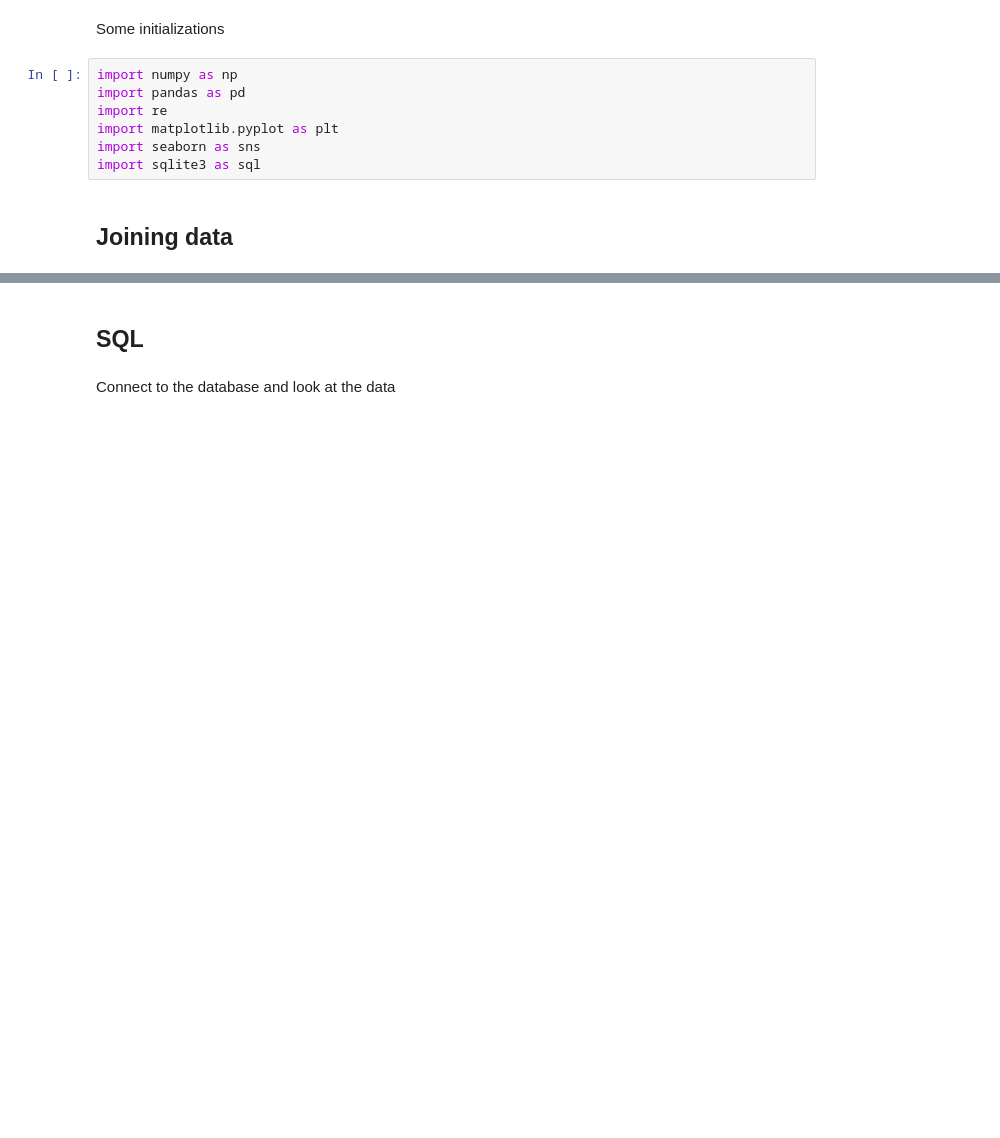
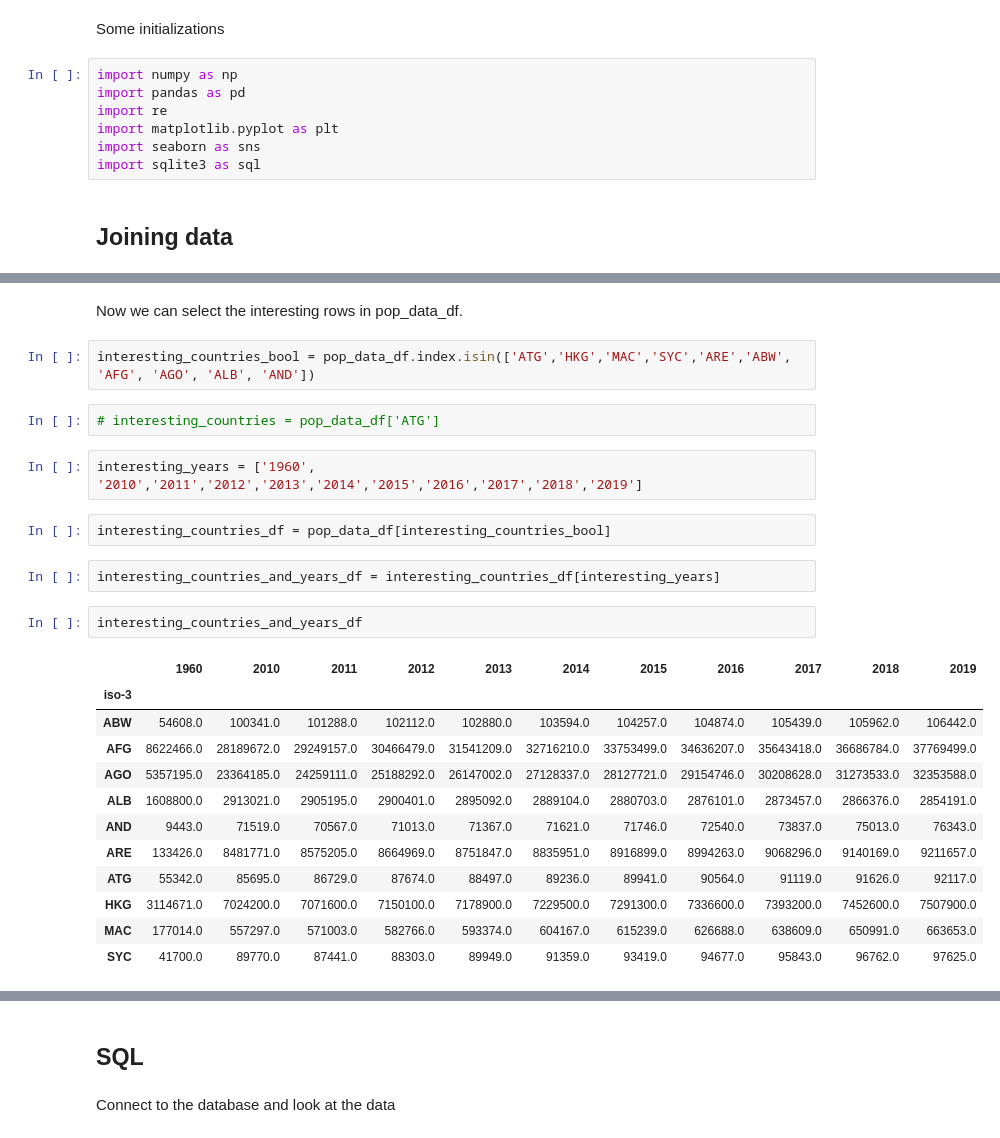
Before and after one commit to totatorbj/su-mt4007, a Jupyter notebook: HW4/HW4_investigation.ipynb, the cells around one changed output, grey strips where cells are left out. Saved outputs shown, nothing was run; the diff lists cells and outputs as text; blank space fills up the shorter version.

Commit message:
HW4, started with first task
read files, partly cleaned data

```diff
--- a/HW4/HW4_investigation.ipynb
+++ b/HW4/HW4_investigation.ipynb
@@ -15,0 +148,27 @@ import sqlite3 as sql
+# %% [markdown]
+Now we can select the interesting rows in pop_data_df.
+# %%
+interesting_countries_bool = pop_data_df.index.isin(['ATG','HKG','MAC','SYC','ARE','ABW', 'AFG', 'AGO', 'ALB', 'AND'])
+# %%
+# interesting_countries = pop_data_df['ATG']
+# %%
+interesting_years = ['1960', '2010','2011','2012','2013','2014','2015','2016','2017','2018','2019']
+# %%
+interesting_countries_df = pop_data_df[interesting_countries_bool]
+# %%
+interesting_countries_and_years_df = interesting_countries_df[interesting_years]
+# %%
+interesting_countries_and_years_df
+# %% [output]
+|  | 1960 | 2010 | 2011 | 2012 | 2013 | 2014 | 2015 | 2016 | 2017 | 2018 | 2019 |
+| iso-3 |  |  |  |  |  |  |  |  |  |  |  |
+| ABW | 54608.0 | 100341.0 | 101288.0 | 102112.0 | 102880.0 | 103594.0 | 104257.0 | 104874.0 | 105439.0 | 105962.0 | 106442.0 |
+| AFG | 8622466.0 | 28189672.0 | 29249157.0 | 30466479.0 | 31541209.0 | 32716210.0 | 33753499.0 | 34636207.0 | 35643418.0 | 36686784.0 | 37769499.0 |
+| AGO | 5357195.0 | 23364185.0 | 24259111.0 | 25188292.0 | 26147002.0 | 27128337.0 | 28127721.0 | 29154746.0 | 30208628.0 | 31273533.0 | 32353588.0 |
+| ALB | 1608800.0 | 2913021.0 | 2905195.0 | 2900401.0 | 2895092.0 | 2889104.0 | 2880703.0 | 2876101.0 | 2873457.0 | 2866376.0 | 2854191.0 |
+| AND | 9443.0 | 71519.0 | 70567.0 | 71013.0 | 71367.0 | 71621.0 | 71746.0 | 72540.0 | 73837.0 | 75013.0 | 76343.0 |
+| ARE | 133426.0 | 8481771.0 | 8575205.0 | 8664969.0 | 8751847.0 | 8835951.0 | 8916899.0 | 8994263.0 | 9068296.0 | 9140169.0 | 9211657.0 |
+| ATG | 55342.0 | 85695.0 | 86729.0 | 87674.0 | 88497.0 | 89236.0 | 89941.0 | 90564.0 | 91119.0 | 91626.0 | 92117.0 |
+| HKG | 3114671.0 | 7024200.0 | 7071600.0 | 7150100.0 | 7178900.0 | 7229500.0 | 7291300.0 | 7336600.0 | 7393200.0 | 7452600.0 | 7507900.0 |
+| MAC | 177014.0 | 557297.0 | 571003.0 | 582766.0 | 593374.0 | 604167.0 | 615239.0 | 626688.0 | 638609.0 | 650991.0 | 663653.0 |
+| SYC | 41700.0 | 89770.0 | 87441.0 | 88303.0 | 89949.0 | 91359.0 | 93419.0 | 94677.0 | 95843.0 | 96762.0 | 97625.0 |
```
Also changed, not shown: parts of 66 cells of this notebook, 7 other files.
